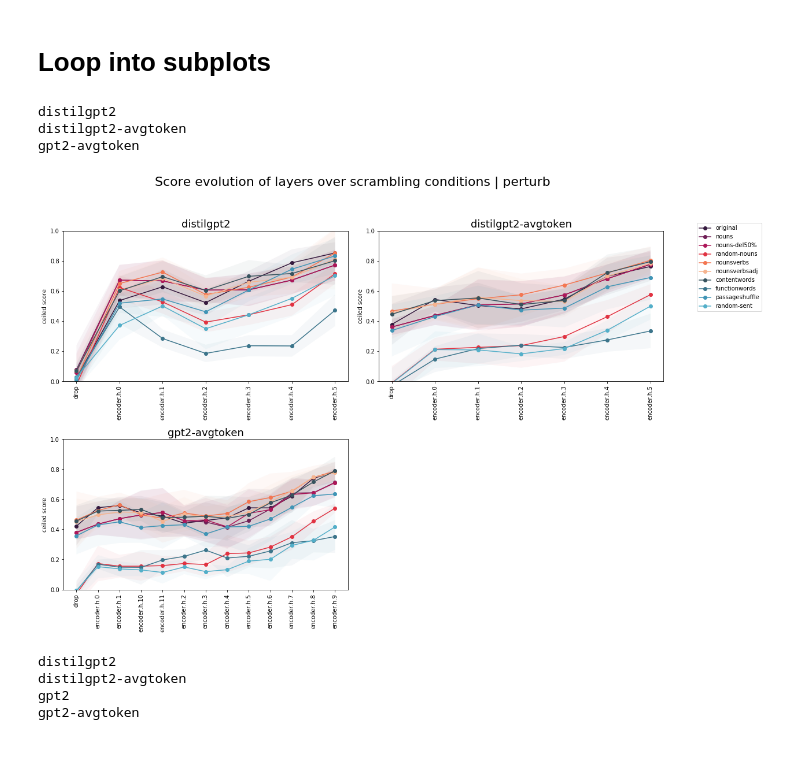
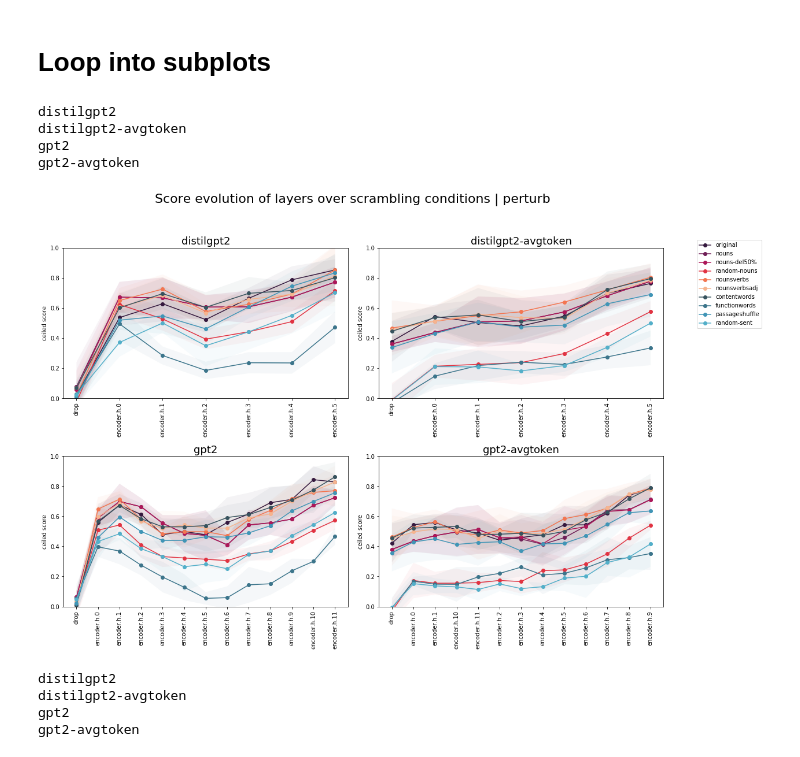
Before and after one commit to carina-kauf/perturbed-neural-nlp, a Jupyter notebook: analysis/match-to-brain_score-evolution-over-layers.ipynb, the cells around one changed output. Cells and saved outputs as stored; diff of their text form; code cells hidden in the pictures.

```diff
--- a/analysis/match-to-brain_score-evolution-over-layers.ipynb
+++ b/analysis/match-to-brain_score-evolution-over-layers.ipynb
@@ -187,13 +187,13 @@ def get_lineplots_loop(model_list,scr_perturb=None,error_shading=True):
     fig2.legend(conditions, bbox_to_anchor=(1.05, 1), loc='upper left')
     fig2.savefig(f'fig/{date.today()}_match-to-brain-evolution_error-shading={error_shading}_loop_{scr_perturb}.png', bbox_inches='tight')
 # %%
-#add gpt2 when functionword condition's run through
-get_lineplots_loop(['distilgpt2', 'distilgpt2-avgtoken', 'gpt2-avgtoken'],scr_perturb="perturb",error_shading=True)
+get_lineplots_loop(['distilgpt2', 'distilgpt2-avgtoken', 'gpt2', 'gpt2-avgtoken'],scr_perturb="perturb",error_shading=True)
 # %% [output]
 distilgpt2
 distilgpt2-avgtoken
+gpt2
 gpt2-avgtoken
-[figure, old version]
+[figure, new version]
 # %%
 get_lineplots_loop(['distilgpt2', 'distilgpt2-avgtoken', 'gpt2', 'gpt2-avgtoken'],scr_perturb="scrambled",error_shading=True)
 # %% [output]
```
Also changed, not shown: 18 other files.
